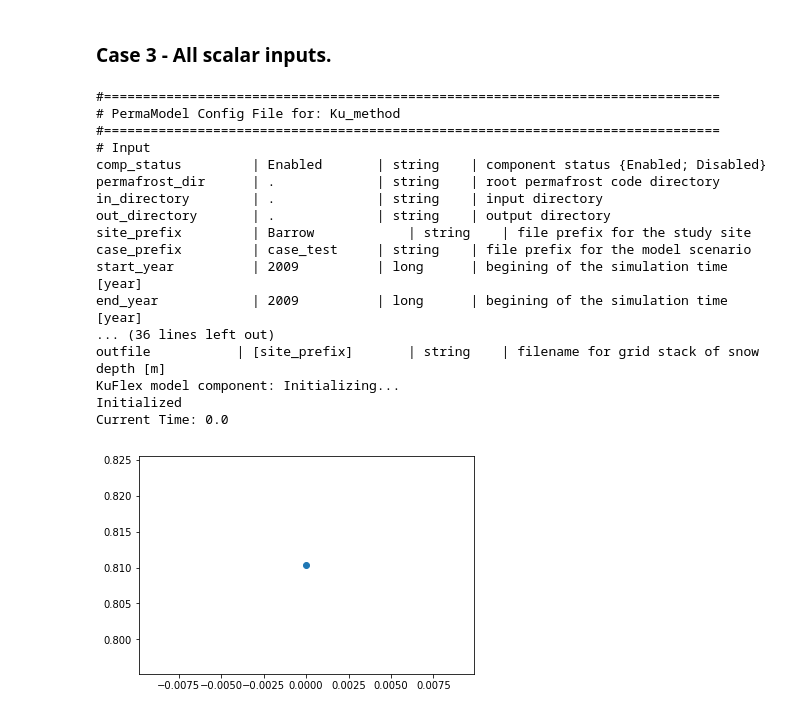
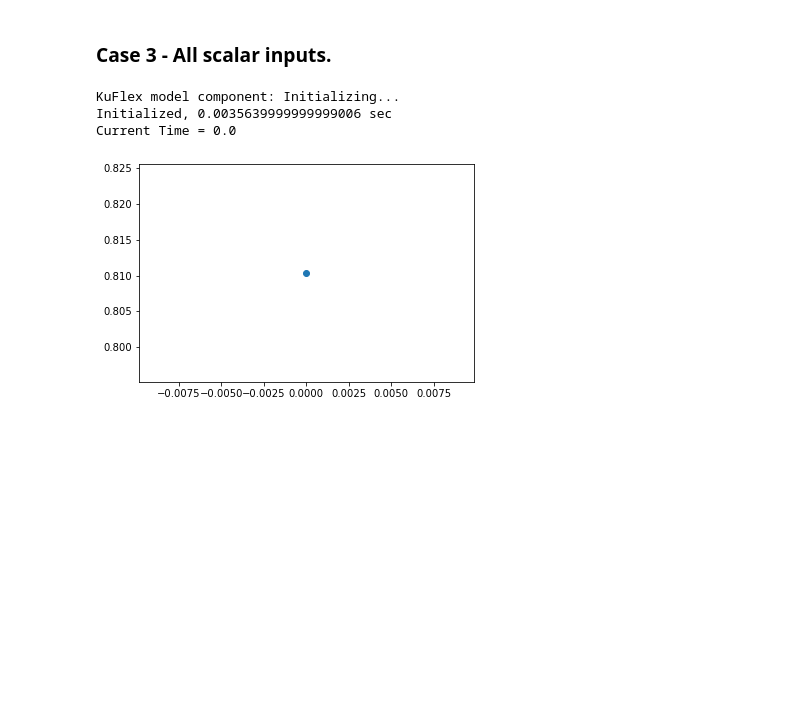
Before and after one commit to permamodel/permamodel, a Jupyter notebook: notebooks/KuFlex.ipynb, the cells around one changed output. Drawn from its saved outputs; the diff is of its cells as text; code cells hidden in the pictures; blank space fills up the shorter version.

```diff
--- a/notebooks/KuFlex.ipynb
+++ b/notebooks/KuFlex.ipynb
@@ -19,3 +11,5 @@ print(x.get_input_var_names())
+# %%
+kuflex = KuFlex()
 # %% [markdown]
 ### Case 1 - Use KuFlex_method.cfg
 #### it uses combined input types, including grid, scalar, and time-series.
@@ -86,3 +82,9 @@ Initialized
 # %% [markdown]
 ### Case 2 - use KuFlex_method_ts to try a time-series simulation
 #### It uses time-series and scalar inputs.
+# %%
+cfg_file = os.path.join(examples_directory, 'KuFlex_method_ts.cfg')
+kuflex.initialize(cfg_file)
+
+grid_id = kuflex.get_var_grid("soil__active_layer_thickness")
+alt = np.empty(kuflex.get_grid_size(grid_id), dtype=float)
@@ -89,15 +94,11 @@ Initialized
 # %%
-cfg_file = os.path.join(examples_directory, 'KuFlex_method_ts.cfg')
-
-%cat $cfg_file
-
-x.initialize(cfg_file)
 for i in np.arange(5):
-    t0 = x.get_current_time()
-    x.update()
-    ALT = x.get_value('soil__active_layer_thickness')
-    print ('Current Time:',t0)
-    plt.scatter(t0, ALT)
+    t0 = kuflex.get_current_time()
+    kuflex.update()
+    kuflex.get_value('soil__active_layer_thickness', alt)
+    print('Current Time:', t0)
+    print(alt)
+    plt.scatter(t0, alt)
 plt.show()
-x.finalize()
+kuflex.finalize()
 # %% [output]
@@ -124,32 +118,20 @@ Current Time: 4.0
 # %%
 cfg_file = os.path.join(examples_directory, 'KuFlex_method_0d.cfg')
 
-%cat $cfg_file
+kuflex.initialize(cfg_file)
 
-x.initialize(cfg_file)
-print ('Current Time:',x.get_current_time())
-t0 = x.get_current_time()
-x.update()
-ALT = x.get_value('soil__active_layer_thickness')
-plt.scatter(t0, ALT)
+grid_id = kuflex.get_var_grid("soil__active_layer_thickness")
+alt = np.empty(kuflex.get_grid_size(grid_id), dtype=float)
+
+print('Current Time = {0}'.format(kuflex.get_current_time()))
+t0 = kuflex.get_current_time()
+kuflex.update()
+kuflex.get_value('soil__active_layer_thickness', alt)
+plt.scatter(t0, alt)
 plt.show()
-x.finalize()
+kuflex.finalize()
 # %% [output]
-#===============================================================================
-# PermaModel Config File for: Ku_method
-#===============================================================================
-# Input
-comp_status         | Enabled       | string    | component status {Enabled; Disabled}
-permafrost_dir      | .             | string    | root permafrost code directory
-in_directory        | .             | string    | input directory
-out_directory       | .             | string    | output directory
-site_prefix         | Barrow            | string    | file prefix for the study site
-case_prefix         | case_test     | string    | file prefix for the model scenario
-start_year          | 2009          | long      | begining of the simulation time [year]
-end_year            | 2009          | long      | begining of the simulation time [year]
-... (36 lines left out)
-outfile           | [site_prefix]       | string    | filename for grid stack of snow depth [m]
 KuFlex model component: Initializing...
-Initialized
-Current Time: 0.0
+Initialized, 0.0035639999999999006 sec
+Current Time = 0.0
-[figure, old version]
+[figure, new version]
```
Also changed, not shown: parts of 11 cells of this notebook.
